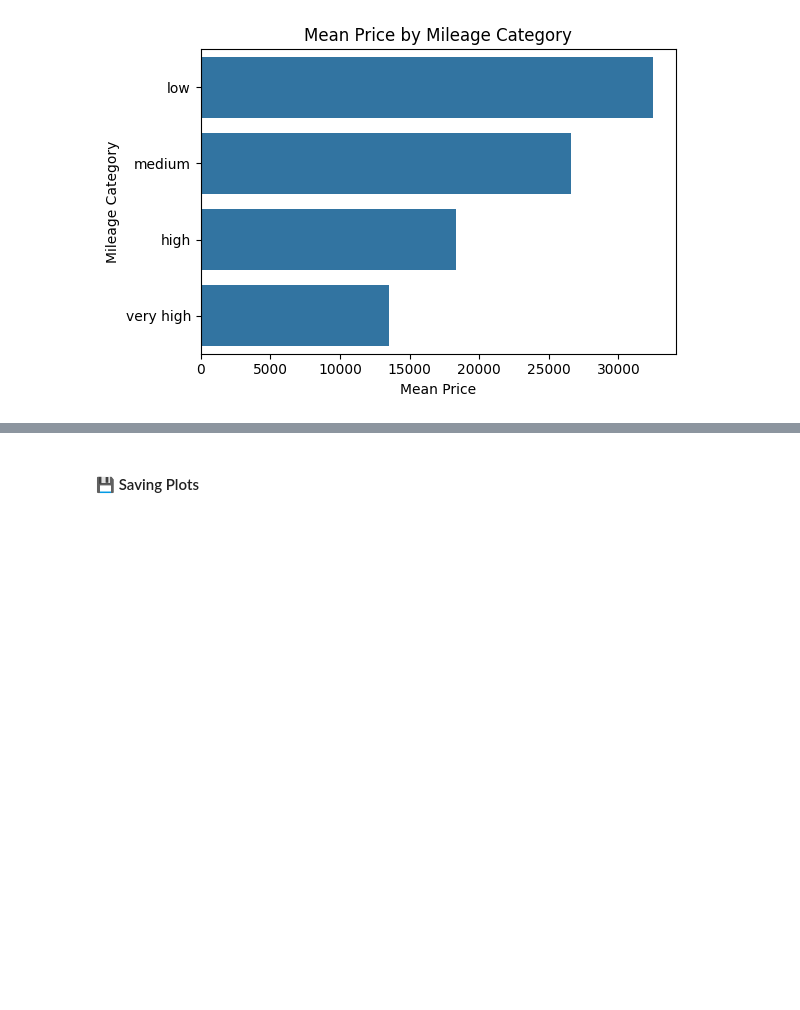
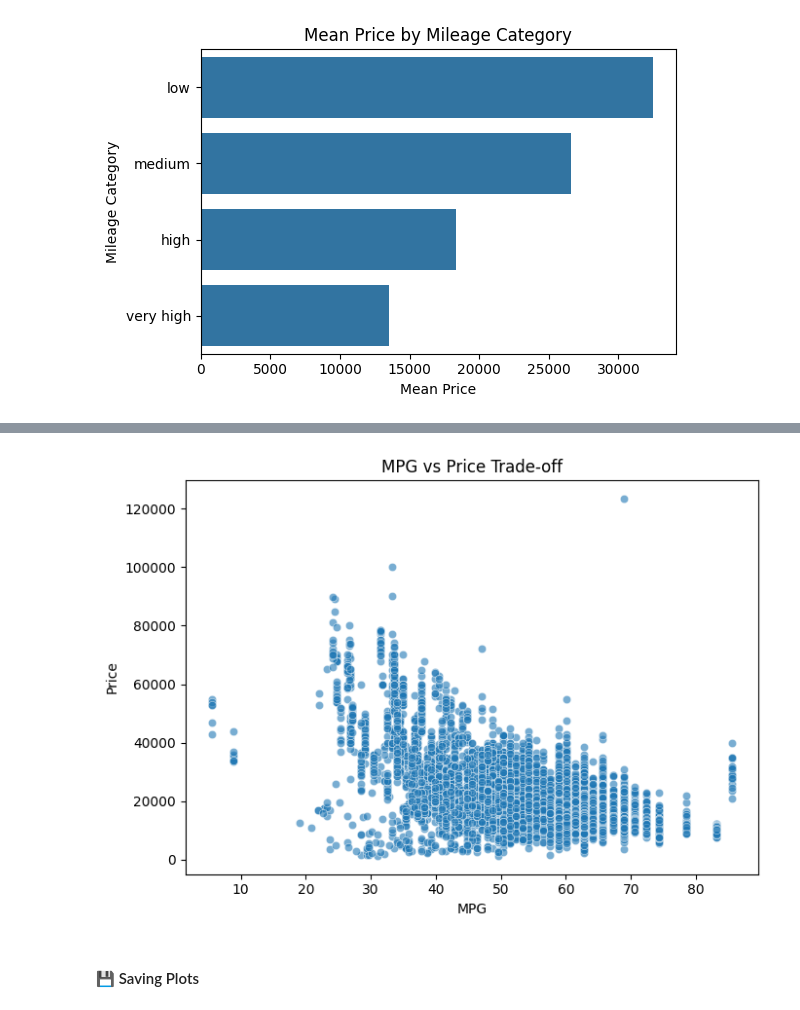
Before and after one commit to smartestnerdfromtown/Data-Analytics-Projects, a Jupyter notebook: BMW Cars Analysis/analysis.ipynb, the cells around one changed output, grey strips where cells are left out. Cells and saved outputs as stored; diff of their text form; code cells hidden in the pictures; blank space fills up the shorter version.

```diff
--- a/BMW Cars Analysis/analysis.ipynb
+++ b/BMW Cars Analysis/analysis.ipynb
@@ -276,3 +373,27 @@ plt.show()
+# %%
+df_cut = df[df["mpg"] < 100]
+# %%
+title = "MPG vs Price Trade-off"
+
+plt.figure(figsize=(7, 5))
+
+sns.scatterplot(
+    data=df_cut,
+    x="mpg",
+    y="price",
+    alpha=0.6
+)
+
+plt.xlabel("MPG")
+plt.ylabel("Price")
+plt.title(title)
+plt.tight_layout()
+
+filename = "figures/mpg_vs_price.png"
+plt.savefig(filename, dpi=300, bbox_inches="tight")
+plt.show()
+# %% [output]
+[figure, added]
 # %% [markdown]
 #### 💾 Saving Plots
 # %%
```
Also changed, not shown: parts of 12 cells of this notebook, 5 other files.
